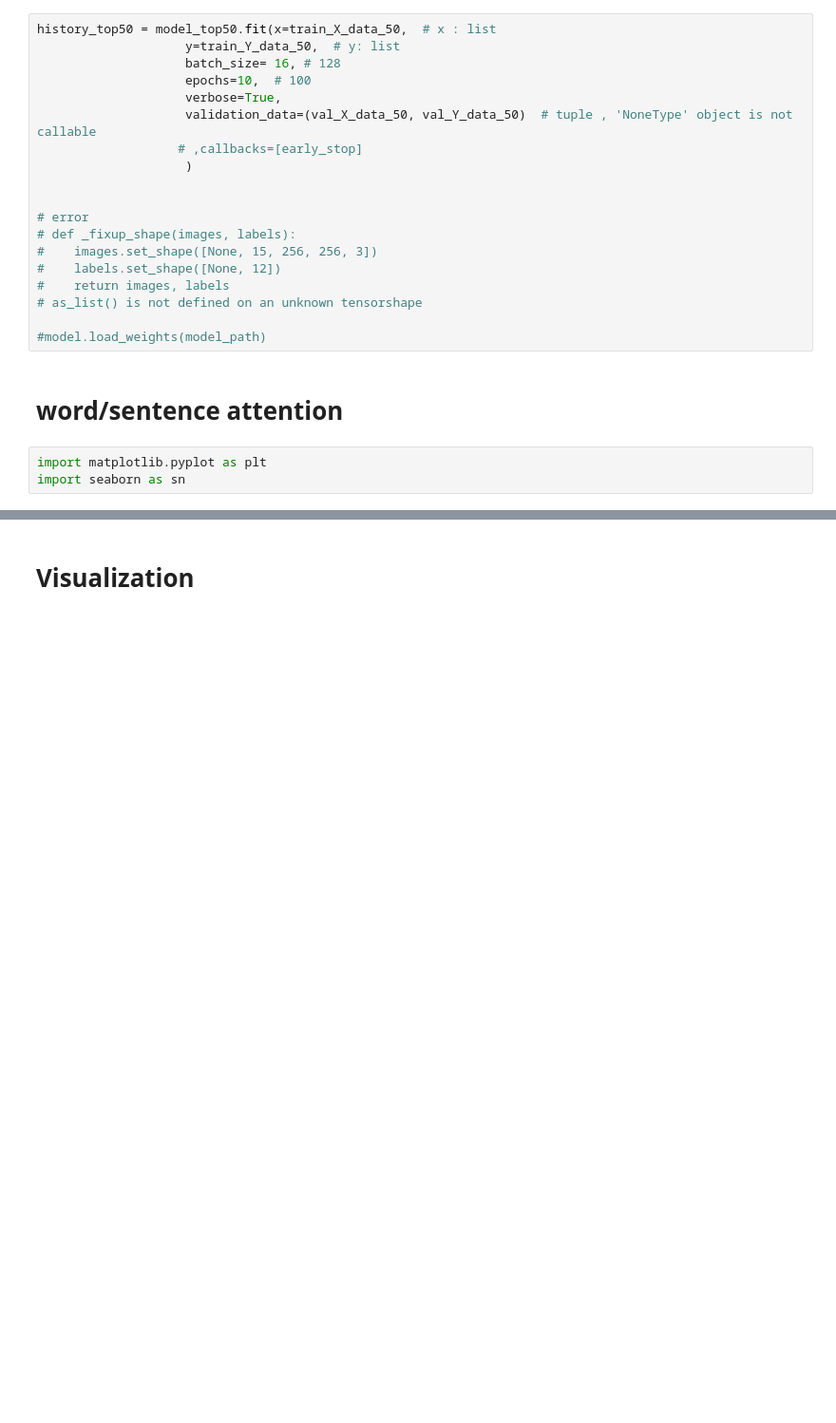
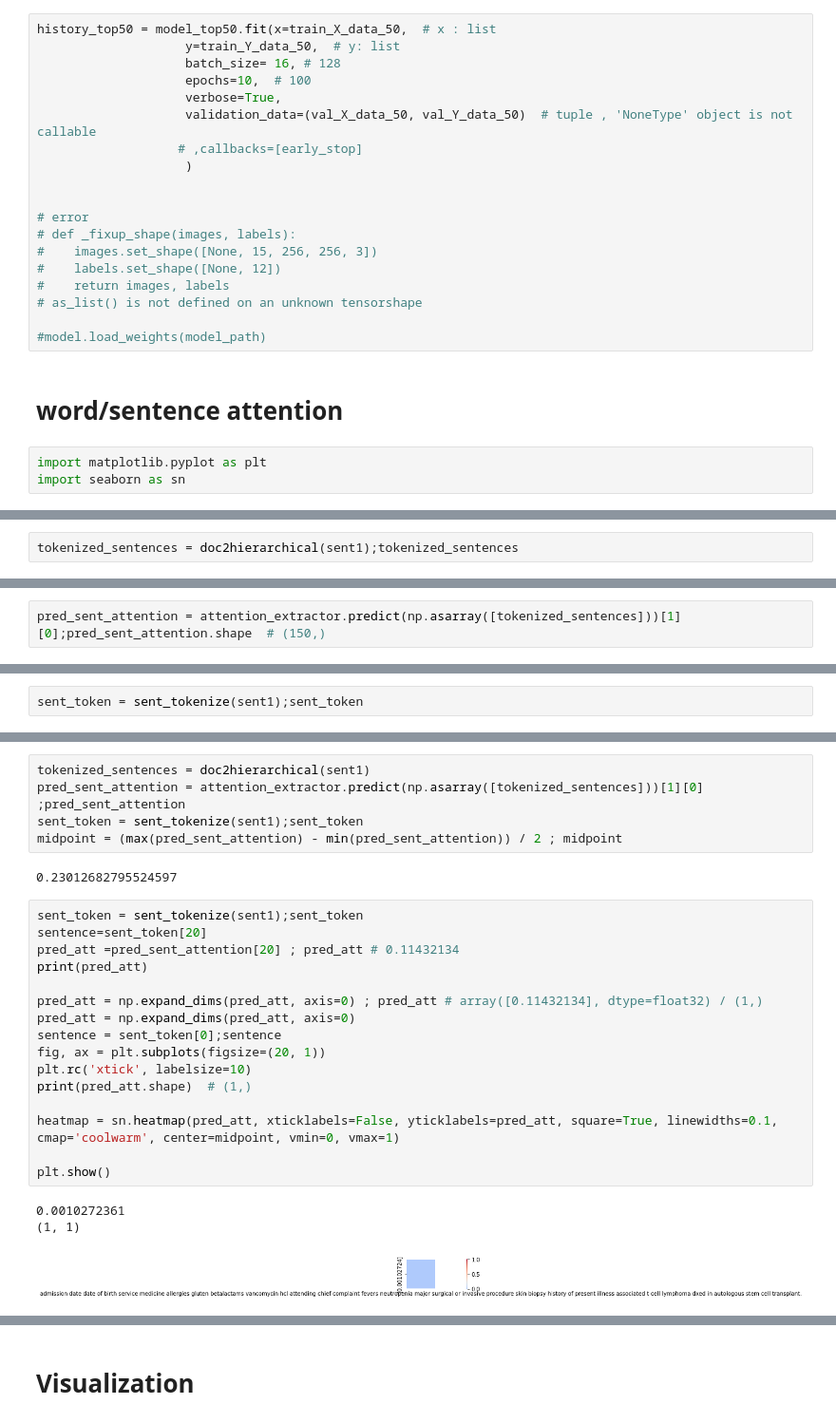
Before and after one commit to jaekyoungkim/my_project, a Jupyter notebook: HAN_applied_to_mimic3.ipynb, the cells around one changed output, grey strips where cells are left out. Shown at 95% size. Drawn from its saved outputs; the diff is of its cells as text; blank space fills up the shorter version.

```diff
--- a/HAN_applied_to_mimic3.ipynb
+++ b/HAN_applied_to_mimic3.ipynb
@@ -1619,0 +1618,2 @@ import seaborn as sn
+# %%
+tokenized_sentences = doc2hierarchical(sent1);tokenized_sentences
@@ -1619,0 +1632,2 @@ import seaborn as sn
+# %%
+pred_sent_attention = attention_extractor.predict(np.asarray([tokenized_sentences]))[1][0];pred_sent_attention.shape  # (150,)
@@ -1619,0 +1644,2 @@ import seaborn as sn
+# %%
+sent_token = sent_tokenize(sent1);sent_token
@@ -1672,3 +1749,30 @@ for word, i in tokenizer.word_index.items():
+# %%
+tokenized_sentences = doc2hierarchical(sent1)
+pred_sent_attention = attention_extractor.predict(np.asarray([tokenized_sentences]))[1][0] ;pred_sent_attention
+sent_token = sent_tokenize(sent1);sent_token
+midpoint = (max(pred_sent_attention) - min(pred_sent_attention)) / 2 ; midpoint
+# %% [output]
+0.23012682795524597
+# %%
+sent_token = sent_tokenize(sent1);sent_token
+sentence=sent_token[20]
+pred_att =pred_sent_attention[20] ; pred_att # 0.11432134
+print(pred_att)
+
+pred_att = np.expand_dims(pred_att, axis=0) ; pred_att # array([0.11432134], dtype=float32) / (1,)
+pred_att = np.expand_dims(pred_att, axis=0)
+sentence = sent_token[0];sentence
+fig, ax = plt.subplots(figsize=(20, 1))
+plt.rc('xtick', labelsize=10)
+print(pred_att.shape)  # (1,)
+
+heatmap = sn.heatmap(pred_att, xticklabels=False, yticklabels=pred_att, square=True, linewidths=0.1, cmap='coolwarm', center=midpoint, vmin=0, vmax=1)
+
+plt.show()
+# %% [output]
+0.0010272361
+(1, 1)
+[figure, added]
 # %%
 tokenized_sentences = doc2hierarchical(sent1) ;tokenized_sentences # (10, 25) 총 10개의 문장으로 이루어짐
 # %% [output]
```
Also changed, not shown: parts of 38 cells of this notebook.
